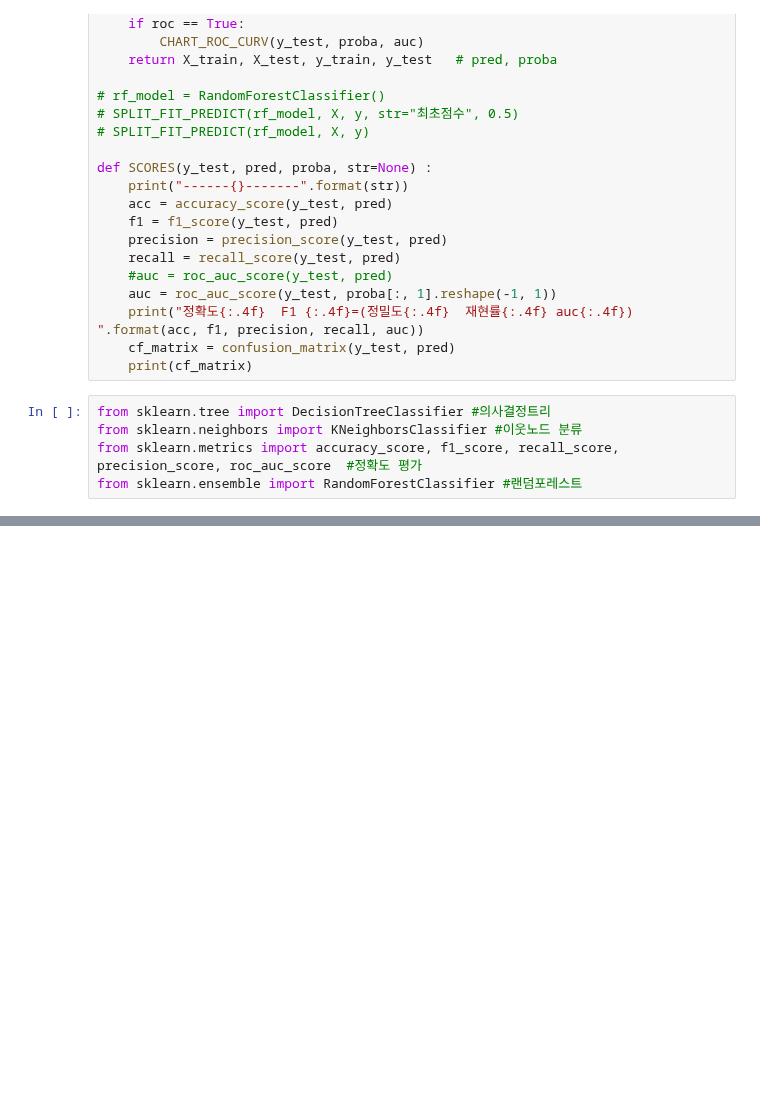
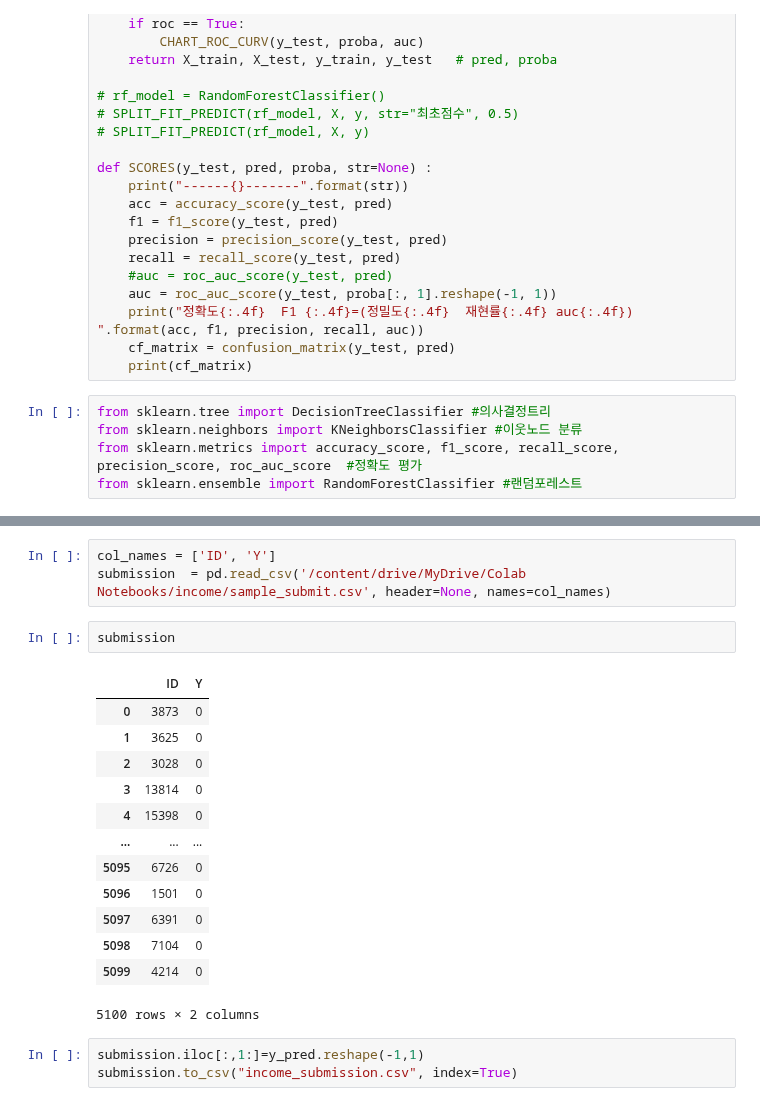
Before and after one commit to eruru0411/DL_Study, a Jupyter notebook: 210221国勢調査からの収入予測ipynb.ipynb, the cells around one changed output, grey strips where cells are left out. Cells and saved outputs as stored; diff of their text form; blank space fills up the shorter version.

```diff
--- a/210221国勢調査からの収入予測ipynb.ipynb
+++ b/210221国勢調査からの収入予測ipynb.ipynb
@@ -455,0 +449,22 @@ ValueError: ignored
+# %%
+col_names = ['ID', 'Y']
+submission  = pd.read_csv('/content/drive/MyDrive/Colab Notebooks/income/sample_submit.csv', header=None, names=col_names)
+# %%
+submission
+# %% [output]
+|  | ID | Y |
+| 0 | 3873 | 0 |
+| 1 | 3625 | 0 |
+| 2 | 3028 | 0 |
+| 3 | 13814 | 0 |
+| 4 | 15398 | 0 |
+| ... | ... | ... |
+| 5095 | 6726 | 0 |
+| 5096 | 1501 | 0 |
+| 5097 | 6391 | 0 |
+| 5098 | 7104 | 0 |
+| 5099 | 4214 | 0 |
+5100 rows × 2 columns
+# %%
+submission.iloc[:,1:]=y_pred.reshape(-1,1)
+submission.to_csv("income_submission.csv", index=True)
```
Also changed, not shown: parts of 14 cells of this notebook.
